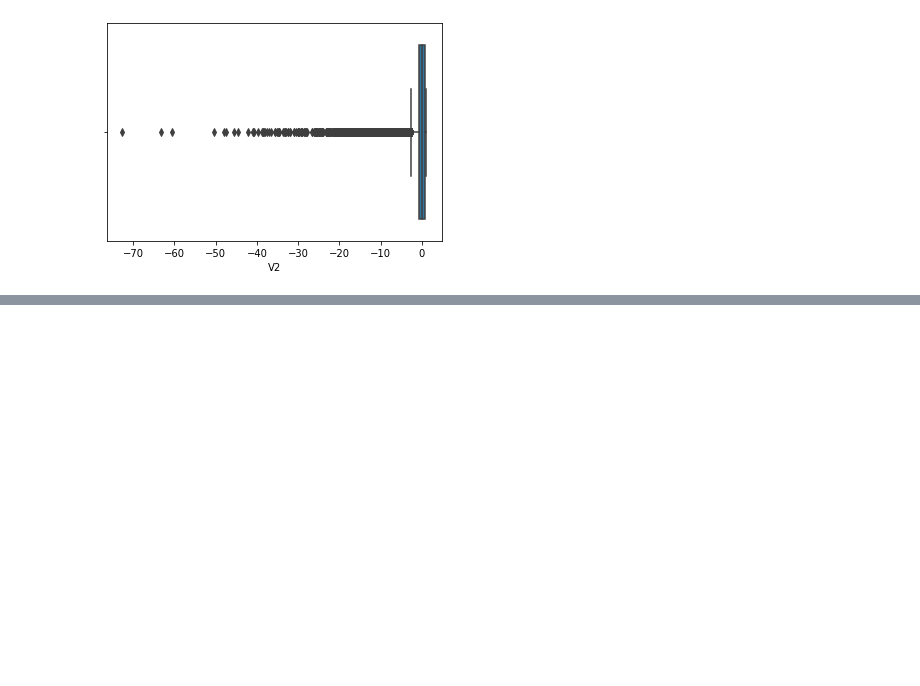
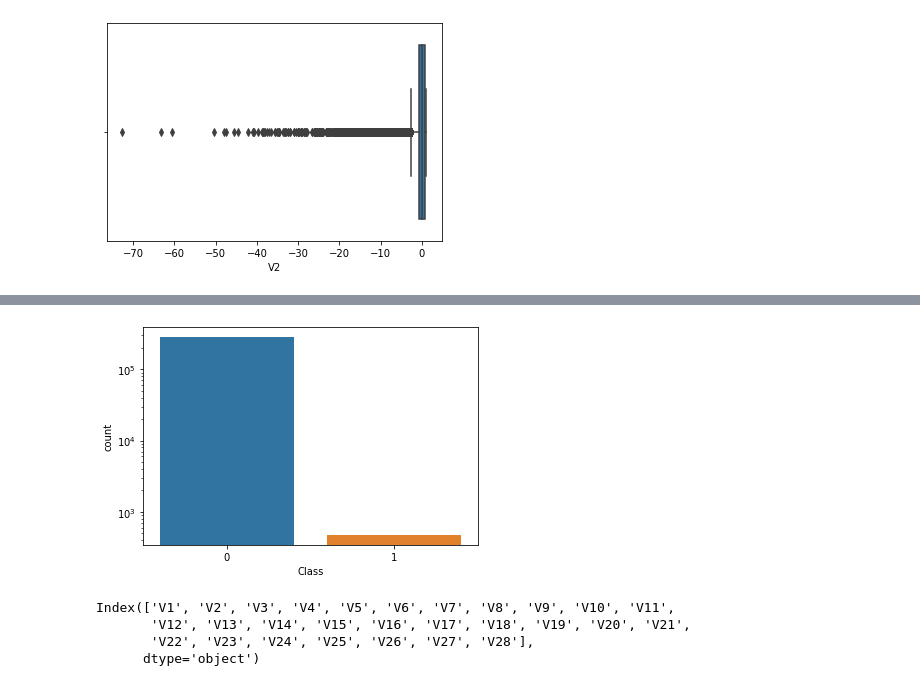
Before and after one commit to spacelord16/Fraud-Detection, a Jupyter notebook: credit_main.ipynb, the cells around one changed output, grey strips where cells are left out. Cells and saved outputs as stored; diff of their text form; code cells hidden in the pictures; blank space fills up the shorter version.

```diff
--- a/credit_main.ipynb
+++ b/credit_main.ipynb
@@ -155,0 +249,5 @@ sns.boxplot(x='V2',data=df)
+# %%
+ax=sns.countplot(x='Class',data=df)
+ax.set_yscale('log')
+# %% [output]
+[figure, added]
@@ -155,0 +262,8 @@ sns.boxplot(x='V2',data=df)
+# %%
+col=X1.columns[:-1]
+col
+# %% [output]
+Index(['V1', 'V2', 'V3', 'V4', 'V5', 'V6', 'V7', 'V8', 'V9', 'V10', 'V11',
+       'V12', 'V13', 'V14', 'V15', 'V16', 'V17', 'V18', 'V19', 'V20', 'V21',
+       'V22', 'V23', 'V24', 'V25', 'V26', 'V27', 'V28'],
+      dtype='object')
```
Also changed, not shown: parts of 12 cells of this notebook.
